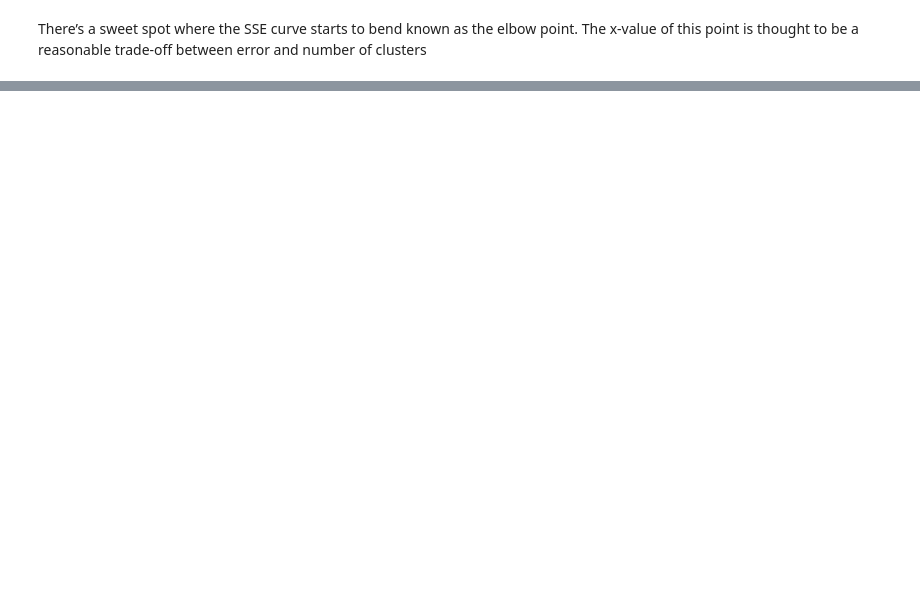
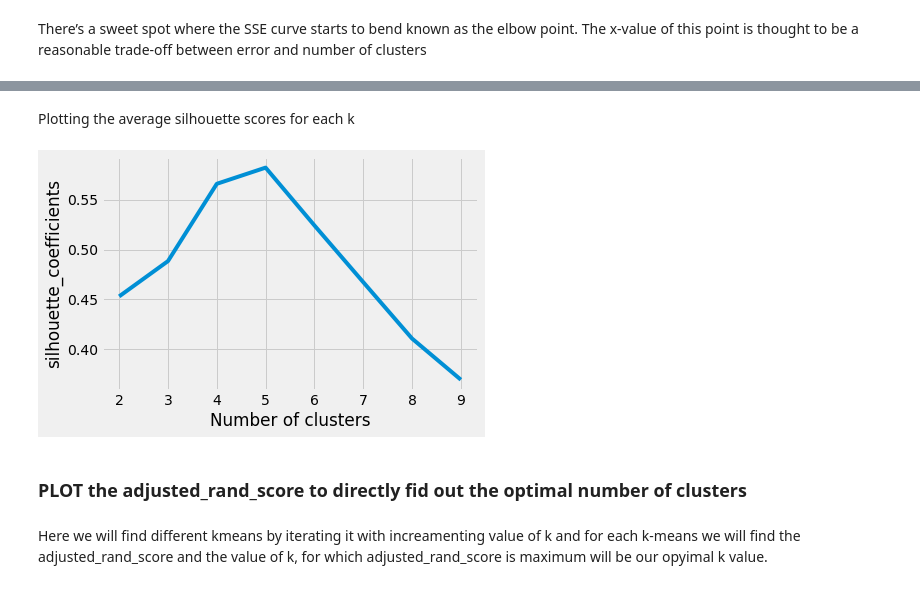
Before and after one commit to Mhtag/tutorials, a Jupyter notebook: machine_learning/kmeansclustering/Untitled.ipynb, the cells around one changed output, grey strips where cells are left out. Saved outputs shown, nothing was run; the diff lists cells and outputs as text; code cells hidden in the pictures; blank space fills up the shorter version.

```diff
--- a/machine_learning/kmeansclustering/Untitled.ipynb
+++ b/machine_learning/kmeansclustering/Untitled.ipynb
@@ -218,0 +288,11 @@ plt.show()
+# %%
+# A list holds the silhouette coefficients for each k
+silhouette_coefficients = []
+
+# we will start by iterating from 2 number of clusters
+
+for k in range(2,10):
+    kmeans = KMeans(n_clusters=k, **kmeans_kwargs)
+    kmeans.fit(scaled_features)
+    score = silhouette_score(scaled_features, kmeans.labels_)
+    silhouette_coefficients.append(score)
@@ -218,0 +310,14 @@ plt.show()
+# %% [markdown]
+Plotting the average silhouette scores for each k
+# %%
+plt.style.use('fivethirtyeight')
+plt.plot(range(2,10), silhouette_coefficients)
+plt.xlabel('Number of clusters')
+plt.ylabel('silhouette_coefficients')
+plt.show()
+# %% [output]
+[figure, added]
+# %% [markdown]
+### PLOT the adjusted_rand_score to directly fid out the optimal number of clusters
+# %% [markdown]
+Here we will find different kmeans by iterating it with increamenting value of k and for each k-means we will find the adjusted_rand_score and the value of k, for which adjusted_rand_score is maximum will be our opyimal k value.
```
Also changed, not shown: parts of 35 cells of this notebook.
